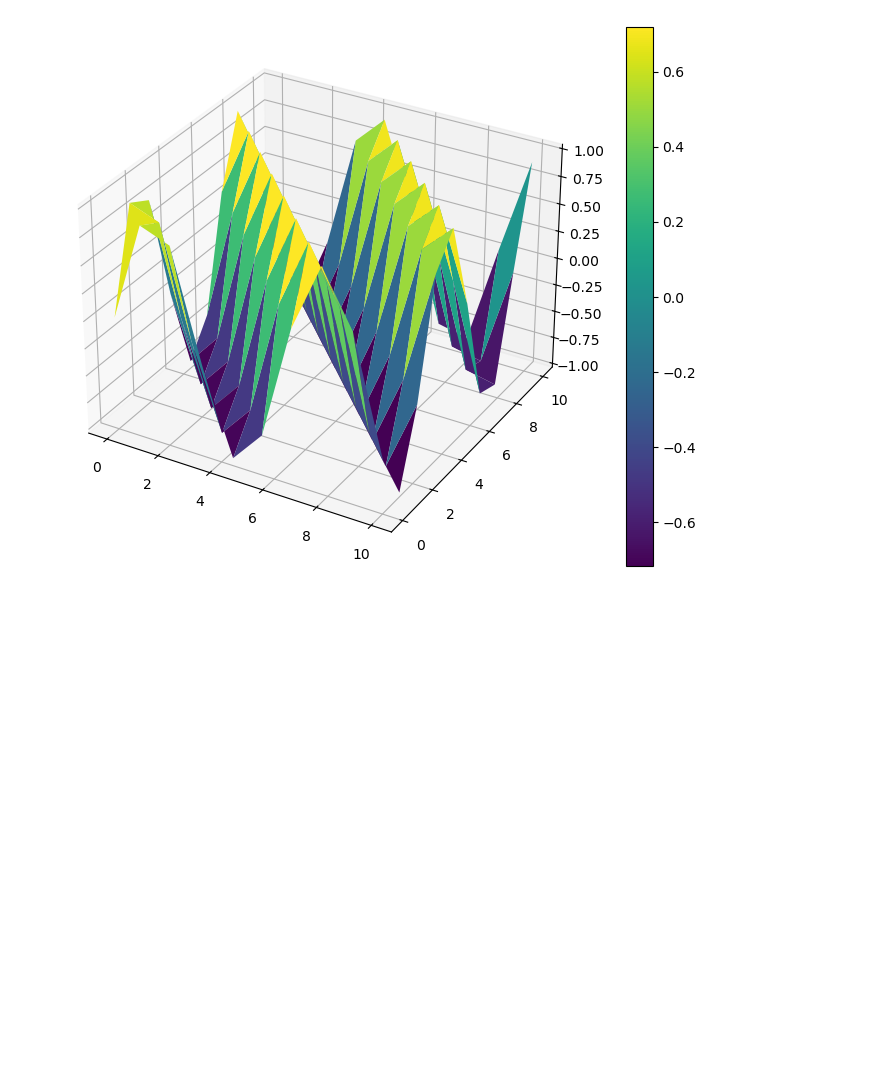
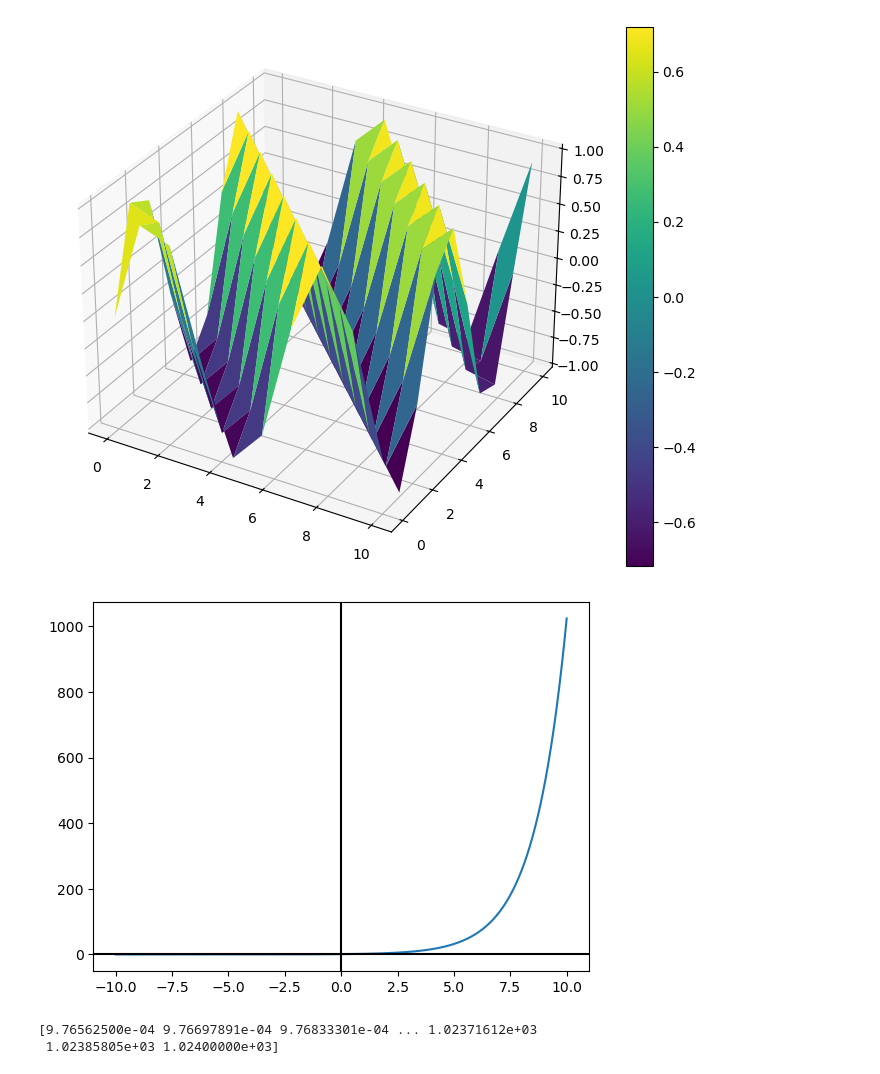
Before and after one commit to luizgsangelo/Univesp_2025_01, a Jupyter notebook: Cálculo 2/Semana 1/Semana 1.ipynb, the cells around one changed output. Saved outputs shown, nothing was run; the diff lists cells and outputs as text; code cells hidden in the pictures; blank space fills up the shorter version.

```diff
--- a/Cálculo 2/Semana 1/Semana 1.ipynb
+++ b/Cálculo 2/Semana 1/Semana 1.ipynb
@@ -201,3 +201,21 @@ fig.colorbar(surface, ax=ax)
 plt.show()
 # %% [output]
 [figure]
+# %%
+## Cacullando uma funcao x + y qnd x se aproxima de 0
+import math as math
+x = np.linspace(-10,10,100000)
+
+y = (2**x)
+
+plt.plot(x,y,label="2x + 3")
+plt.axvline(x=0,color = "black")
+plt.axhline(y=0, color = "black")
+plt.show()
+# %% [output]
+[figure, added]
+# %%
+print(y)
+# %% [output]
+[9.76562500e-04 9.76697891e-04 9.76833301e-04 ... 1.02371612e+03
+ 1.02385805e+03 1.02400000e+03]
```
Also changed, not shown: parts of 3 cells of this notebook, 1 other file.
